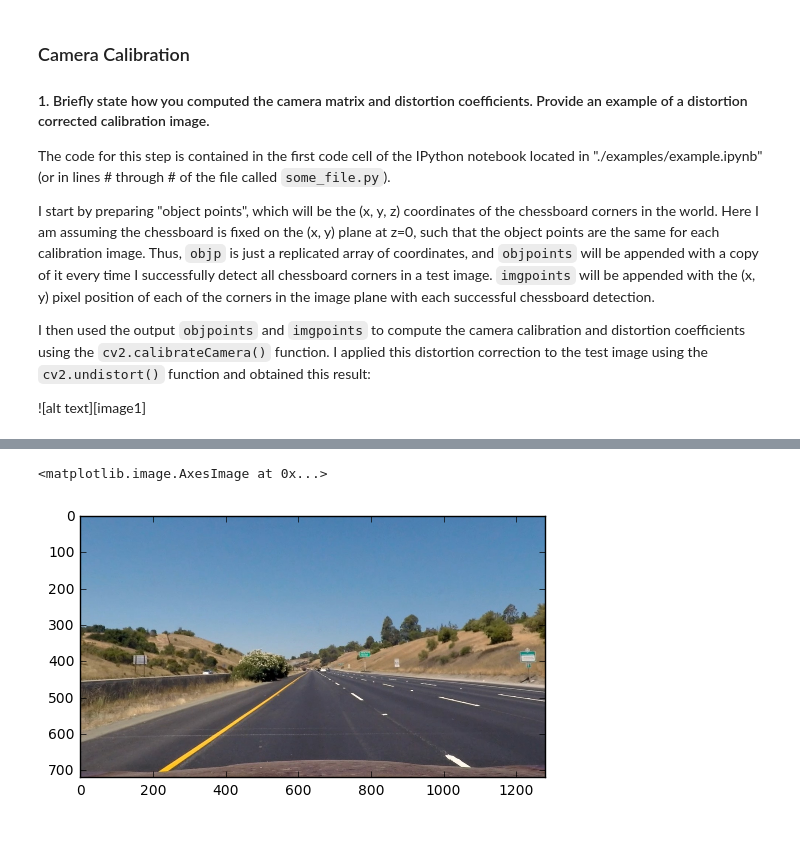
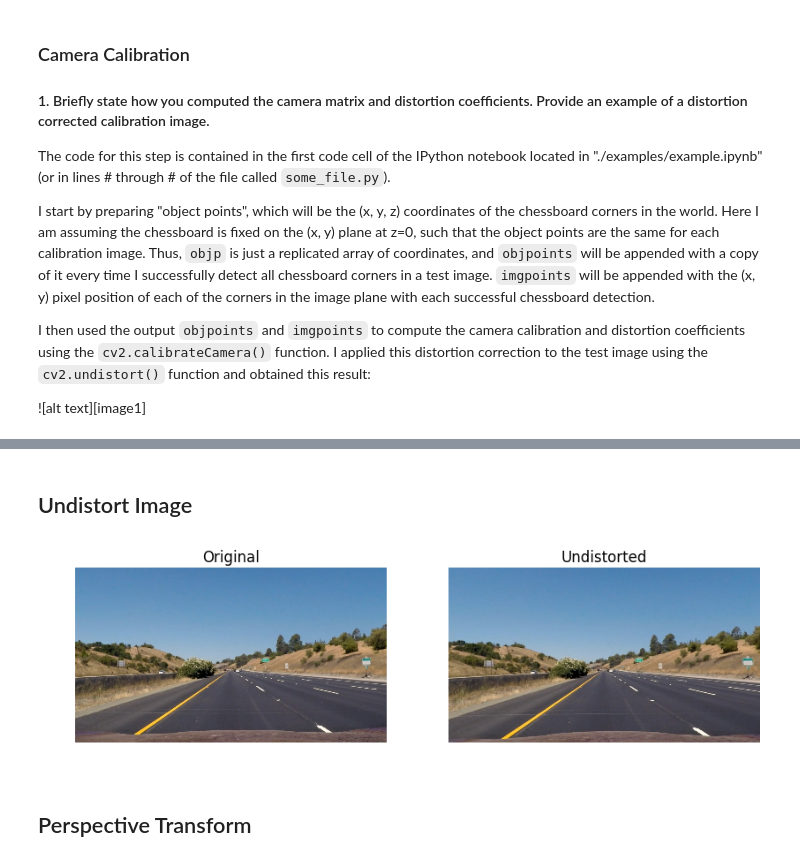
Before and after one commit to wroscoe/udacity_projects, a Jupyter notebook: P4_advanced_lanelines/Code and Writeup.ipynb, the cells around one changed output, grey strips where cells are left out. Cells and saved outputs as stored; diff of their text form; code cells hidden in the pictures; blank space fills up the shorter version.

```diff
--- a/P4_advanced_lanelines/Code and Writeup.ipynb
+++ b/P4_advanced_lanelines/Code and Writeup.ipynb
@@ -81,7 +69,22 @@ plt.imshow(img)
-# %%
-#Run the undistort function.
-dst = undistort(img)
-plt.imshow(dst)
-# %% [output]
-<matplotlib.image.AxesImage at 0x...>
-[figure, removed]
+# %% [markdown]
+## Undistort Image
+# %%
+#Load the original image.
+img_path = 'test_images/straight_lines1.jpg'
+img = utils.imread_RGB(img_path)
+
+img_ud = undistort(img)
+
+plt.figure(figsize=(10,4))
+plt.subplot(1,2,1)
+plt.imshow(img)
+plt.title('Original')
+plt.axis('off')
+plt.subplot(1,2,2)
+plt.imshow(img_ud)
+plt.title('Undistorted')
+plt.axis('off');
+# %% [output]
+[figure, added]
+# %% [markdown]
+## Perspective Transform
```
Also changed, not shown: parts of 16 cells of this notebook.
